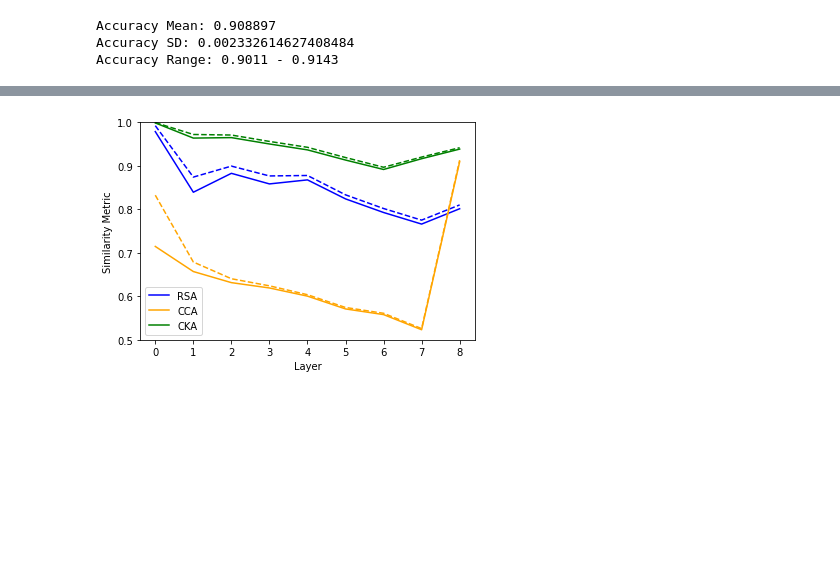
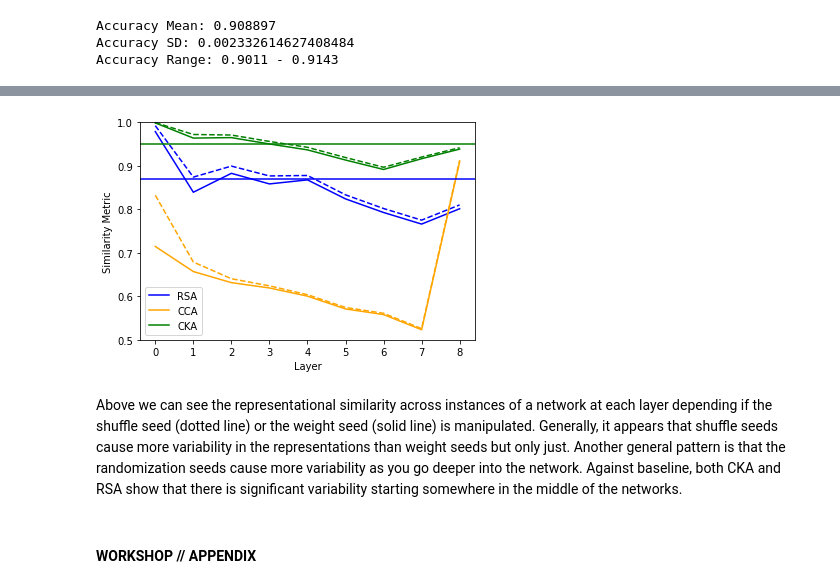
Before and after one commit to VandyCatLab/modelzoo, a Jupyter notebook: notebooks/MasterbookJason.ipynb, the cells around one changed output, grey strips where cells are left out. Drawn from its saved outputs; the diff is of its cells as text; code cells hidden in the pictures; blank space fills up the shorter version.

```diff
--- a/notebooks/MasterbookJason.ipynb
+++ b/notebooks/MasterbookJason.ipynb
@@ -354,20 +472,26 @@ for layerI, layer in enumerate(layers):
 # %%
 colors = ['blue', 'orange', 'green']
 labels = ['RSA', 'CCA', 'CKA']
 style = ['-', '--']
 
 legendAx = []
 plt.plot()
 # Plot weight stuff
 for i in range(3):
     weightLine, = plt.plot(layers, simByLayers[:, i, 0], label=labels[i], color=colors[i], linestyle=style[0])
     shuffleLine, = plt.plot(layers, simByLayers[:, i, 1], label=labels[i], color=colors[i], linestyle=style[1])
     legendAx += [weightLine]
 
 plt.legend(handles=legendAx, loc='lower left')
 plt.xlabel('Layer')
 plt.ylabel('Similarity Metric')
 plt.ylim(.5, 1)
+plt.axhline(y=.87, color='blue', linestyle='-')
+plt.axhline(y=.95, color='green', linestyle='-')
 plt.show()
 # %% [output]
-[figure, old version]
+[figure, new version]
+# %% [markdown]
+Above we can see the representational similarity across instances of a network at each layer depending if the shuffle seed (dotted line) or the weight seed (solid line) is manipulated. Generally, it appears that shuffle seeds cause more variability in the representations than weight seeds but only just. Another general pattern is that the randomization seeds cause more variability as you go deeper into the network. Against baseline, both CKA and RSA show that there is significant variability starting somewhere in the middle of the networks.
+# %% [markdown]
+#### WORKSHOP // APPENDIX
```
Also changed, not shown: parts of 12 cells of this notebook.
